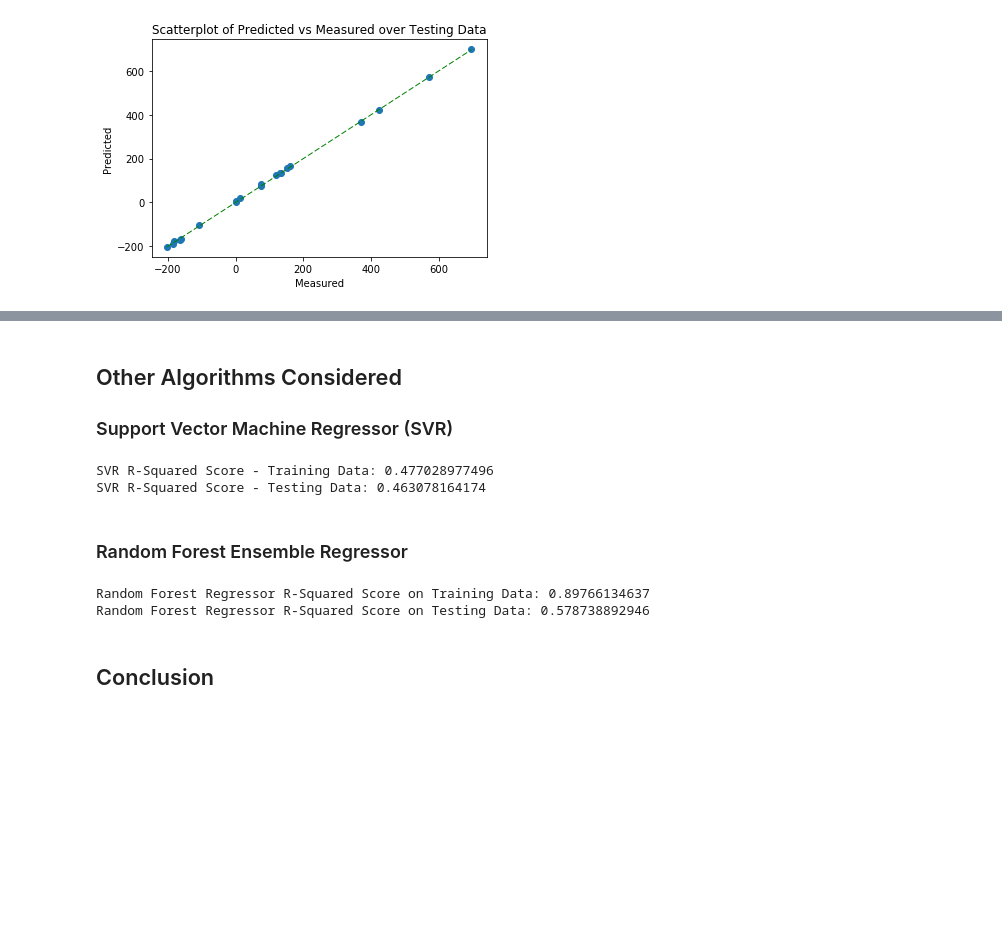
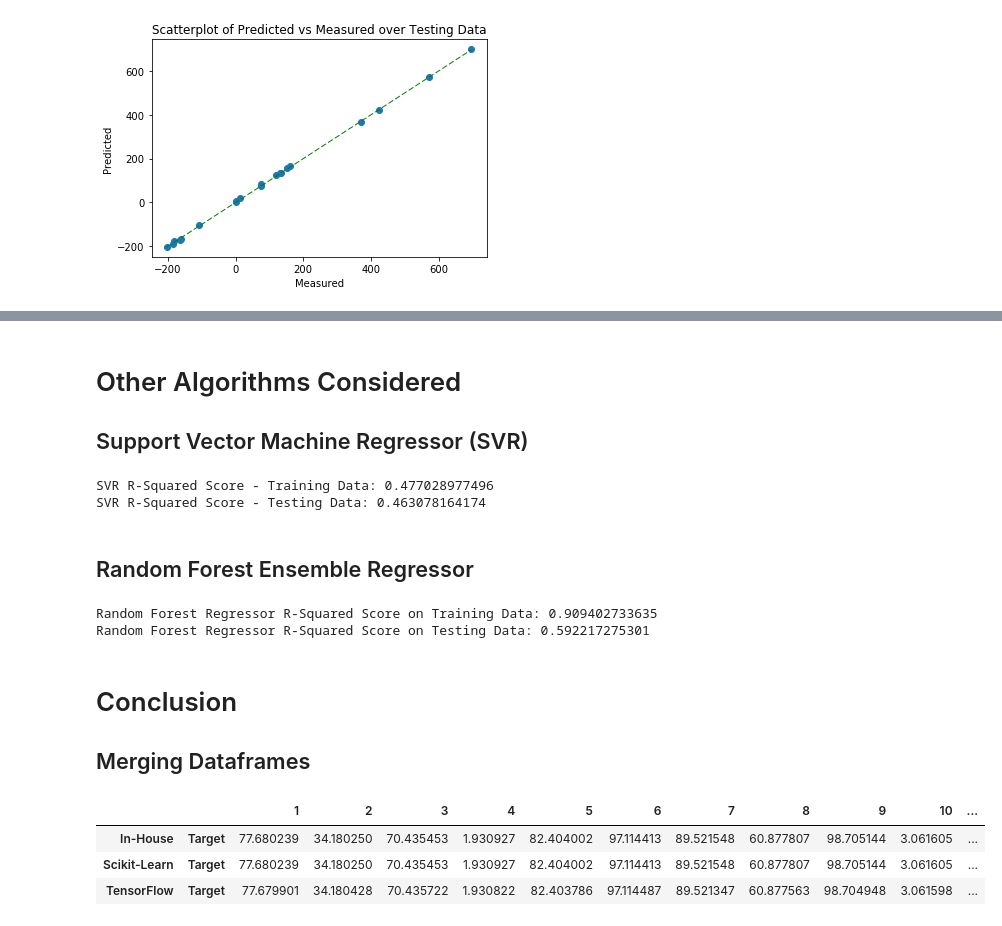
Before and after one commit to andridns/regression, a Jupyter notebook: regression_single.ipynb, the cells around one changed output, grey strips where cells are left out. Saved outputs shown, nothing was run; the diff lists cells and outputs as text; code cells hidden in the pictures; blank space fills up the shorter version.

```diff
--- a/regression_single.ipynb
+++ b/regression_single.ipynb
@@ -147,7 +174,7 @@ R-Squared Score - Testing Data: 0.999743532398
 # ML Linear Regression using Scikit-Learn
 from sklearn.linear_model import LinearRegression
 
-linreg = LinearRegression()
-linreg.fit(features_train, targets_train)
+LinReg = LinearRegression()
+LinReg.fit(features_train, targets_train)
 # %% [output]
 LinearRegression(copy_X=True, fit_intercept=True, n_jobs=1, normalize=False)
@@ -181,0 +183,13 @@ Sklearn R-Squared Score - Testing Data: 0.999743532398
+# %%
+# Create Dataframe for Linear Coefficients
+sklearn_lc = pd.DataFrame(LinReg.coef_.T)
+sklearn_lc.columns = ['Target']
+sklearn_lc = sklearn_lc.set_index(features_train.columns)
+
+# Create Dataframe for Bias Value
+sklearn_bias = pd.DataFrame(LinReg.intercept_,index=['Target'],columns=['Bias'])
+
+# Merge Dataframe
+sklearn_result = pd.concat([sklearn_lc.T, sklearn_bias], axis=1, join_axes=[sklearn_lc.T.index])
+
+sklearn_result
@@ -286,0 +316,13 @@ targets_test = np.reshape(targets_test, (-1, 1))
+# %%
+# Create Dataframe for Linear Coefficients
+tensorflow_lc = pd.DataFrame(slope)
+tensorflow_lc.columns = ['Target']
+tensorflow_lc = tensorflow_lc.set_index(features_train.columns)
+
+# Create Dataframe for Bias Value
+tensorflow_bias = pd.DataFrame(intercept,index=['Target'],columns=['Bias'])
+
+# Merge Dataframe
+tensorflow_result = pd.concat([tensorflow_lc.T, tensorflow_bias], axis=1, join_axes=[tensorflow_lc.T.index])
+
+tensorflow_result
@@ -339,7 +370,7 @@ Number of Weight Coefficients: 10
 # %% [markdown]
-## Other Algorithms Considered
+# Other Algorithms Considered
 
-### Support Vector Machine Regressor (SVR)
+## Support Vector Machine Regressor (SVR)
 # %%
 # ML SVM Regressor
 from sklearn.svm import SVR
@@ -353,7 +384,7 @@ print("SVR R-Squared Score - Testing Data:", svr.score(features_test,targets_tes
 SVR R-Squared Score - Training Data: 0.477028977496
 SVR R-Squared Score - Testing Data: 0.463078164174
 # %% [markdown]
-### Random Forest Ensemble Regressor
+## Random Forest Ensemble Regressor
 # %%
 # ML Random Forest Regressor
 from sklearn.ensemble import RandomForestRegressor
@@ -364,7 +395,20 @@ rfr.fit(features_train, targets_train)
 print("Random Forest Regressor R-Squared Score on Training Data:", rfr.score(features_train,targets_train))
 print("Random Forest Regressor R-Squared Score on Testing Data:", rfr.score(features_test,targets_test))
 # %% [output]
-Random Forest Regressor R-Squared Score on Training Data: 0.89766134637
-Random Forest Regressor R-Squared Score on Testing Data: 0.578738892946
+Random Forest Regressor R-Squared Score on Training Data: 0.909402733635
+Random Forest Regressor R-Squared Score on Testing Data: 0.592217275301
 # %% [markdown]
-## Conclusion
+# Conclusion
+
+## Merging Dataframes
+# %%
+# Merge Result Dataframes: Linear Coefficients & Biases
+combined_result = pd.concat([inhouse_result, sklearn_result, tensorflow_result], \
+                            keys=['In-House', 'Scikit-Learn', 'TensorFlow'])
+
+combined_result
+# %% [output]
+|  |  | 1 | 2 | 3 | 4 | 5 | 6 | 7 | 8 | 9 | 10 | ... |
+| In-House | Target | 77.680239 | 34.180250 | 70.435453 | 1.930927 | 82.404002 | 97.114413 | 89.521548 | 60.877807 | 98.705144 | 3.061605 | ... |
+| Scikit-Learn | Target | 77.680239 | 34.180250 | 70.435453 | 1.930927 | 82.404002 | 97.114413 | 89.521548 | 60.877807 | 98.705144 | 3.061605 | ... |
+| TensorFlow | Target | 77.679901 | 34.180428 | 70.435722 | 1.930822 | 82.403786 | 97.114487 | 89.521347 | 60.877563 | 98.704948 | 3.061598 | ... |
```
Also changed, not shown: parts of 22 cells of this notebook.
